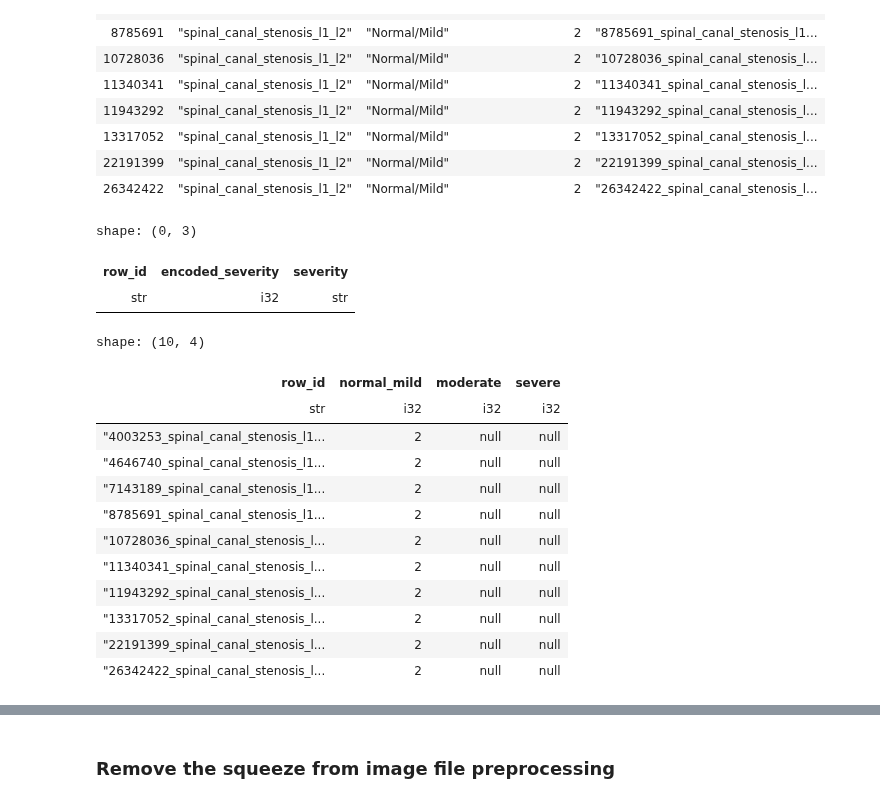
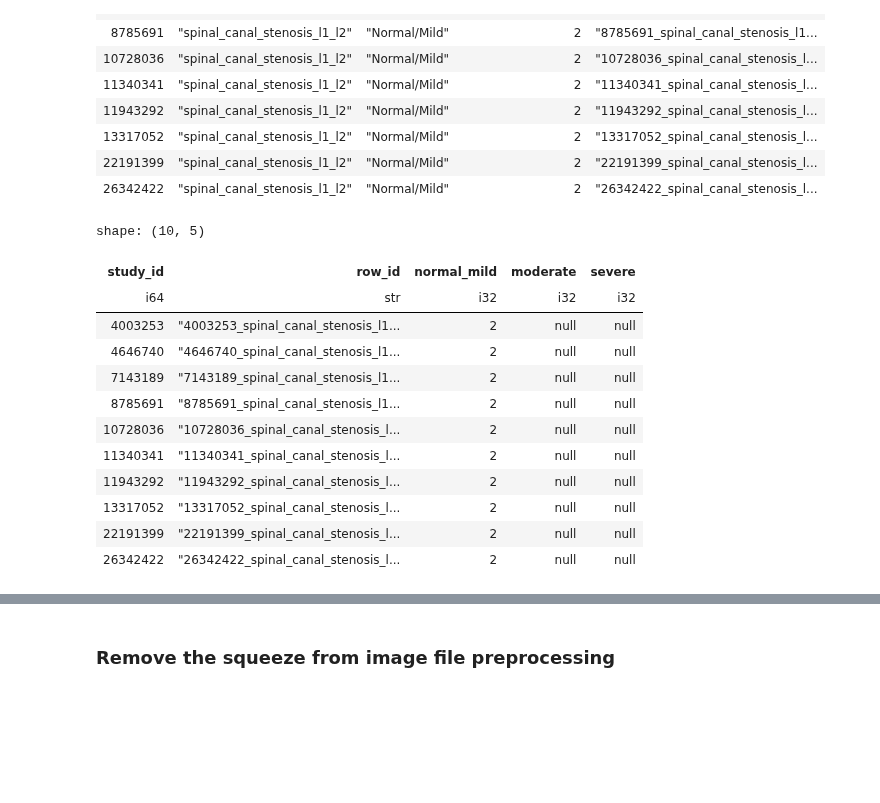
Before and after one commit to sumaniitm/RSNA-2024-Lumbar-Spine-Degenerative-Classification, a Jupyter notebook: feature-extraction-rsna2024-sumaniitm.ipynb, the cells around one changed output, grey strips where cells are left out. Saved outputs shown, nothing was run; the diff lists cells and outputs as text; code cells hidden in the pictures; blank space fills up the shorter version.

Commit message:
Extracted the solutions dataframe

```diff
--- a/feature-extraction-rsna2024-sumaniitm.ipynb
+++ b/feature-extraction-rsna2024-sumaniitm.ipynb
@@ -343,34 +342,26 @@ shape: (10, 5)
 | 26342422 | "spinal_canal_stenosis_l1_l2" | "Normal/Mild" | 2 | "26342422_spinal_canal_stenosis_l... |
 # %%
 temp = train_studies_metadata_df_up\
-.select([pl.col('row_id'), pl.col('encoded_severity'), pl.col('severity')])
+.select([pl.col('study_id'), pl.col('row_id'), pl.col('encoded_severity'), pl.col('severity')])
-# %%
-temp = temp.drop_nulls()
-# %%
-temp.filter(pl.col('encoded_severity').is_null())
-# %% [output]
-shape: (0, 3)
-| row_id | encoded_severity | severity |
-| str | i32 | str |
 # %%
 train_studies_metadata_df_final = temp\
-.select([pl.col('row_id'), pl.col('encoded_severity'), pl.col('severity')])\
-.pivot("severity", index="row_id", values="encoded_severity")
+.select([pl.col('study_id'), pl.col('row_id'), pl.col('encoded_severity'), pl.col('severity')])\
+.pivot("severity", index=["study_id","row_id"], values="encoded_severity")
 
-train_studies_metadata_df_final.columns = ['row_id', 'normal_mild', 'moderate', 'severe']
+train_studies_metadata_df_final.columns = ['study_id', 'row_id', 'normal_mild', 'moderate', 'severe']
 
 train_studies_metadata_df_final.head(10)
 # %% [output]
-shape: (10, 4)
+shape: (10, 5)
-| row_id | normal_mild | moderate | severe |
-| str | i32 | i32 | i32 |
-| "4003253_spinal_canal_stenosis_l1... | 2 | null | null |
-| "4646740_spinal_canal_stenosis_l1... | 2 | null | null |
-| "7143189_spinal_canal_stenosis_l1... | 2 | null | null |
-| "8785691_spinal_canal_stenosis_l1... | 2 | null | null |
-| "10728036_spinal_canal_stenosis_l... | 2 | null | null |
-| "11340341_spinal_canal_stenosis_l... | 2 | null | null |
-| "11943292_spinal_canal_stenosis_l... | 2 | null | null |
-| "13317052_spinal_canal_stenosis_l... | 2 | null | null |
-| "22191399_spinal_canal_stenosis_l... | 2 | null | null |
-| "26342422_spinal_canal_stenosis_l... | 2 | null | null |
+| study_id | row_id | normal_mild | moderate | severe |
+| i64 | str | i32 | i32 | i32 |
+| 4003253 | "4003253_spinal_canal_stenosis_l1... | 2 | null | null |
+| 4646740 | "4646740_spinal_canal_stenosis_l1... | 2 | null | null |
+| 7143189 | "7143189_spinal_canal_stenosis_l1... | 2 | null | null |
+| 8785691 | "8785691_spinal_canal_stenosis_l1... | 2 | null | null |
+| 10728036 | "10728036_spinal_canal_stenosis_l... | 2 | null | null |
+| 11340341 | "11340341_spinal_canal_stenosis_l... | 2 | null | null |
+| 11943292 | "11943292_spinal_canal_stenosis_l... | 2 | null | null |
+| 13317052 | "13317052_spinal_canal_stenosis_l... | 2 | null | null |
+| 22191399 | "22191399_spinal_canal_stenosis_l... | 2 | null | null |
+| 26342422 | "26342422_spinal_canal_stenosis_l... | 2 | null | null |
```
Also changed, not shown: parts of 9 cells of this notebook.
